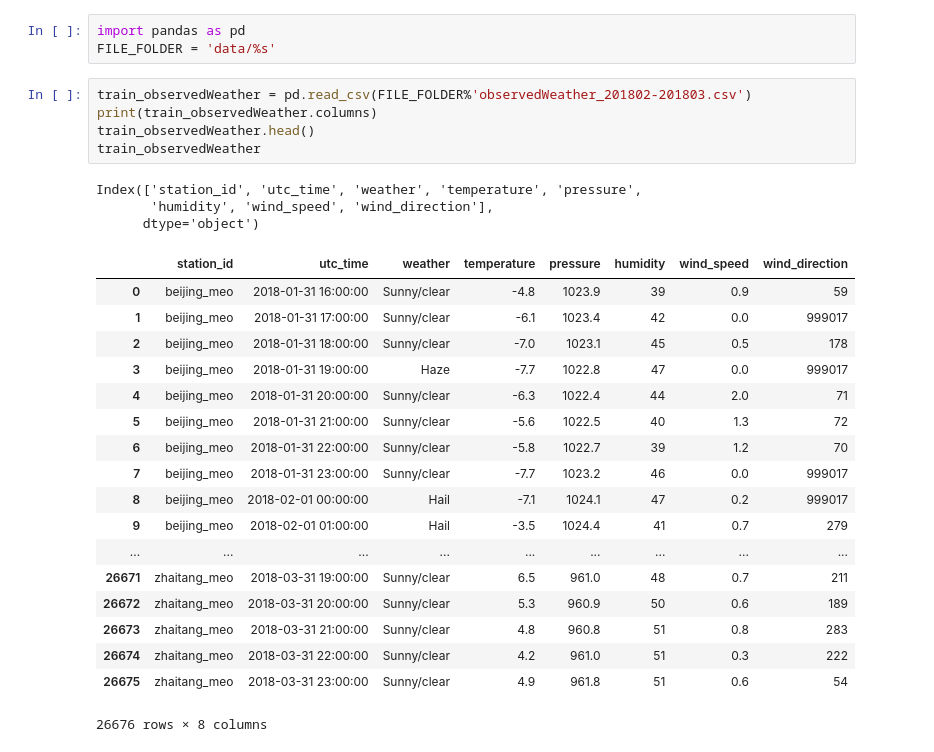
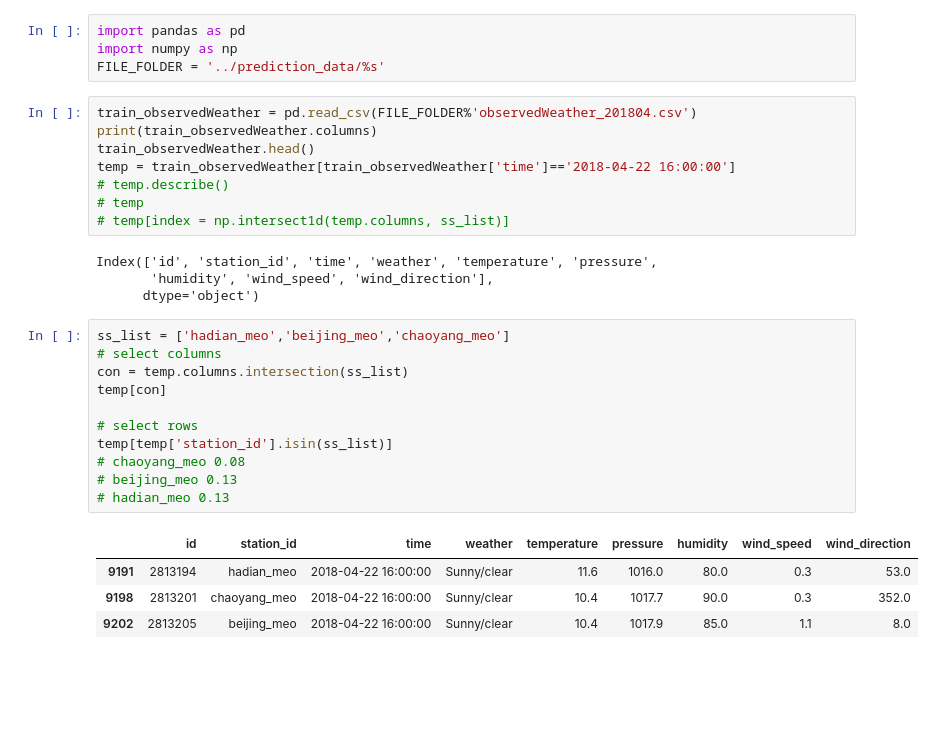
Before and after one commit to WangHaomao/pollution_prediction, a Jupyter notebook: notebook.ipynb, the cells around one changed output. Drawn from its saved outputs; the diff is of its cells as text; blank space fills up the shorter version.

```diff
--- a/notebook.ipynb
+++ b/notebook.ipynb
@@ -1,31 +1,33 @@
 # %%
 import pandas as pd
-FILE_FOLDER = 'data/%s'
+import numpy as np
+FILE_FOLDER = '../prediction_data/%s'
 # %%
-train_observedWeather = pd.read_csv(FILE_FOLDER%'observedWeather_201802-201803.csv')
+train_observedWeather = pd.read_csv(FILE_FOLDER%'observedWeather_201804.csv')
 print(train_observedWeather.columns)
 train_observedWeather.head()
-train_observedWeather
+temp = train_observedWeather[train_observedWeather['time']=='2018-04-22 16:00:00']
+# temp.describe()
+# temp
+# temp[index = np.intersect1d(temp.columns, ss_list)]
 # %% [output]
-Index(['station_id', 'utc_time', 'weather', 'temperature', 'pressure',
+Index(['id', 'station_id', 'time', 'weather', 'temperature', 'pressure',
        'humidity', 'wind_speed', 'wind_direction'],
       dtype='object')
-|  | station_id | utc_time | weather | temperature | pressure | humidity | wind_speed | wind_direction |
-| 0 | beijing_meo | 2018-01-31 16:00:00 | Sunny/clear | -4.8 | 1023.9 | 39 | 0.9 | 59 |
-| 1 | beijing_meo | 2018-01-31 17:00:00 | Sunny/clear | -6.1 | 1023.4 | 42 | 0.0 | 999017 |
-| 2 | beijing_meo | 2018-01-31 18:00:00 | Sunny/clear | -7.0 | 1023.1 | 45 | 0.5 | 178 |
-| 3 | beijing_meo | 2018-01-31 19:00:00 | Haze | -7.7 | 1022.8 | 47 | 0.0 | 999017 |
-| 4 | beijing_meo | 2018-01-31 20:00:00 | Sunny/clear | -6.3 | 1022.4 | 44 | 2.0 | 71 |
-| 5 | beijing_meo | 2018-01-31 21:00:00 | Sunny/clear | -5.6 | 1022.5 | 40 | 1.3 | 72 |
-| 6 | beijing_meo | 2018-01-31 22:00:00 | Sunny/clear | -5.8 | 1022.7 | 39 | 1.2 | 70 |
-| 7 | beijing_meo | 2018-01-31 23:00:00 | Sunny/clear | -7.7 | 1023.2 | 46 | 0.0 | 999017 |
-| 8 | beijing_meo | 2018-02-01 00:00:00 | Hail | -7.1 | 1024.1 | 47 | 0.2 | 999017 |
-| 9 | beijing_meo | 2018-02-01 01:00:00 | Hail | -3.5 | 1024.4 | 41 | 0.7 | 279 |
-| ... | ... | ... | ... | ... | ... | ... | ... | ... |
-| 26671 | zhaitang_meo | 2018-03-31 19:00:00 | Sunny/clear | 6.5 | 961.0 | 48 | 0.7 | 211 |
-| 26672 | zhaitang_meo | 2018-03-31 20:00:00 | Sunny/clear | 5.3 | 960.9 | 50 | 0.6 | 189 |
-| 26673 | zhaitang_meo | 2018-03-31 21:00:00 | Sunny/clear | 4.8 | 960.8 | 51 | 0.8 | 283 |
-| 26674 | zhaitang_meo | 2018-03-31 22:00:00 | Sunny/clear | 4.2 | 961.0 | 51 | 0.3 | 222 |
-| 26675 | zhaitang_meo | 2018-03-31 23:00:00 | Sunny/clear | 4.9 | 961.8 | 51 | 0.6 | 54 |
-26676 rows × 8 columns
+# %%
+ss_list = ['hadian_meo','beijing_meo','chaoyang_meo']
+# select columns
+con = temp.columns.intersection(ss_list)
+temp[con]
+
+# select rows
+temp[temp['station_id'].isin(ss_list)]
+# chaoyang_meo 0.08
+# beijing_meo 0.13
+# hadian_meo 0.13
+# %% [output]
+|  | id | station_id | time | weather | temperature | pressure | humidity | wind_speed | wind_direction |
+| 9191 | 2813194 | hadian_meo | 2018-04-22 16:00:00 | Sunny/clear | 11.6 | 1016.0 | 80.0 | 0.3 | 53.0 |
+| 9198 | 2813201 | chaoyang_meo | 2018-04-22 16:00:00 | Sunny/clear | 10.4 | 1017.7 | 90.0 | 0.3 | 352.0 |
+| 9202 | 2813205 | beijing_meo | 2018-04-22 16:00:00 | Sunny/clear | 10.4 | 1017.9 | 85.0 | 1.1 | 8.0 |
 # %%
```
Also changed, not shown: parts of 7 cells of this notebook, 2 other files.
